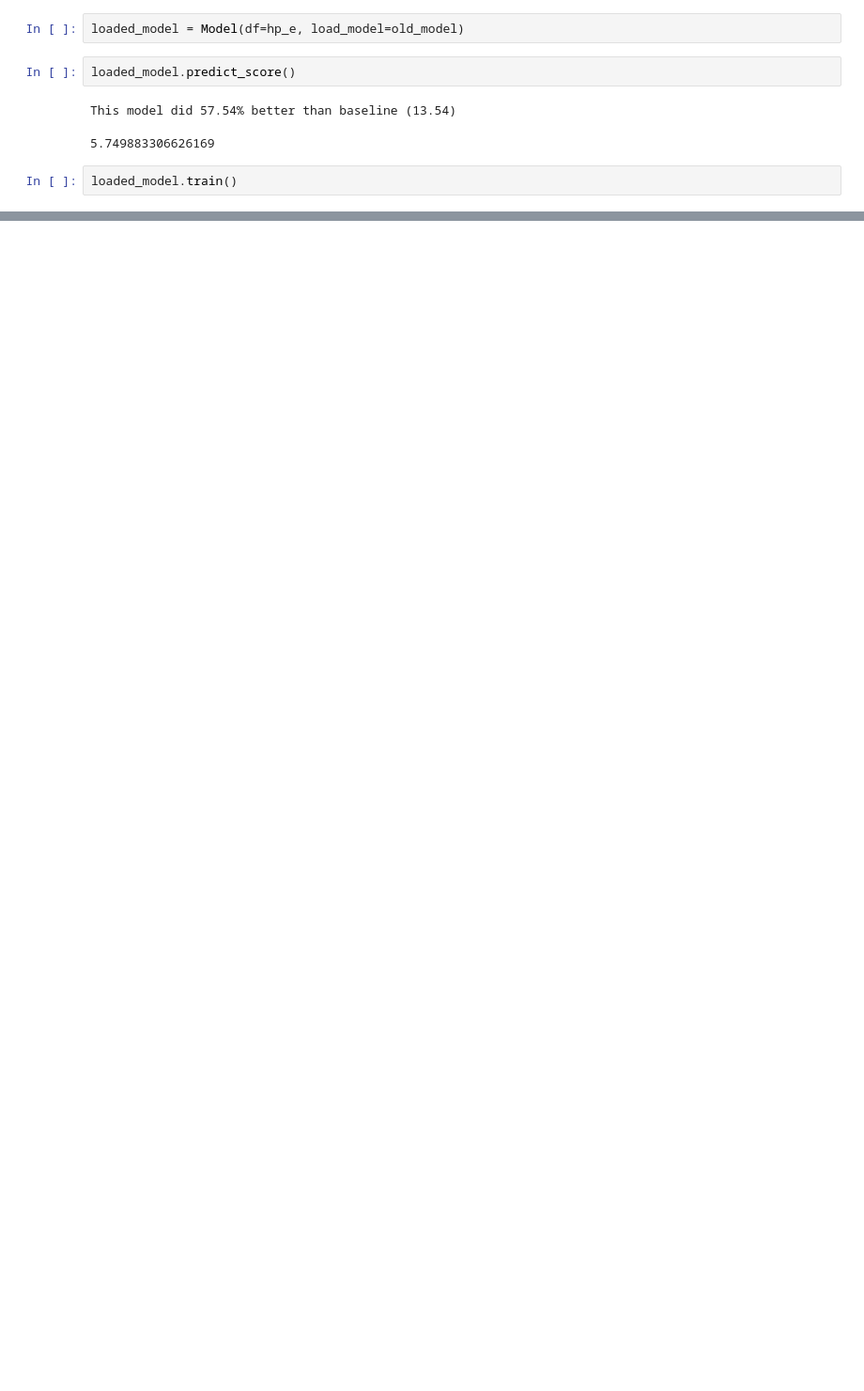
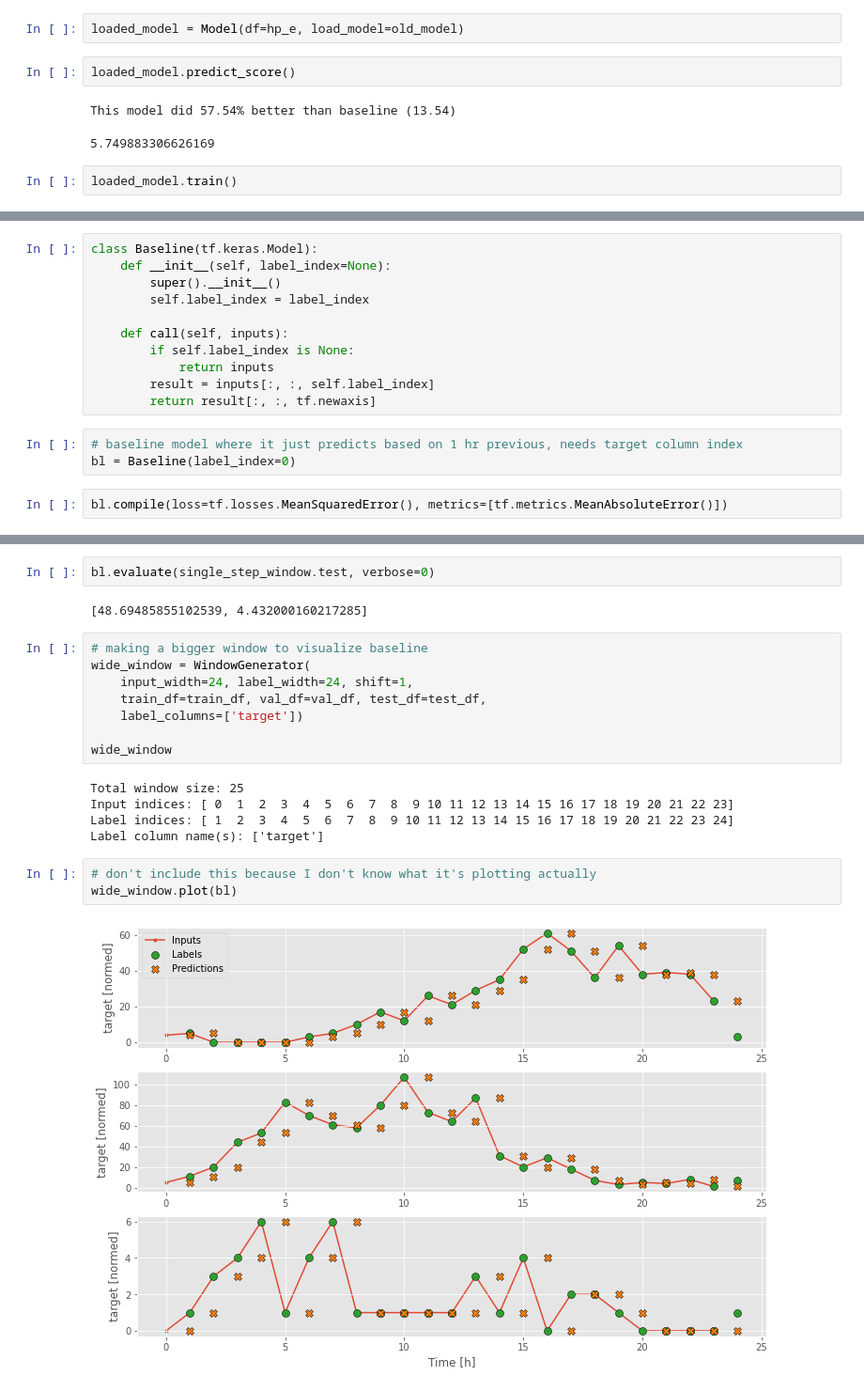
Before and after one commit to nick-kopy/Predicting-Bike-Rental-Station-Traffic, a Jupyter notebook: cap3.ipynb, the cells around one changed output, grey strips where cells are left out. Shown at 94% size. Saved outputs shown, nothing was run; the diff lists cells and outputs as text; blank space fills up the shorter version.

Commit message:
basic predict many

```diff
--- a/cap3.ipynb
+++ b/cap3.ipynb
@@ -948,0 +1149,16 @@ The right window includes
+# %%
+class Baseline(tf.keras.Model):
+    def __init__(self, label_index=None):
+        super().__init__()
+        self.label_index = label_index
+
+    def call(self, inputs):
+        if self.label_index is None:
+            return inputs
+        result = inputs[:, :, self.label_index]
+        return result[:, :, tf.newaxis]
+# %%
+# baseline model where it just predicts based on 1 hr previous, needs target column index
+bl = Baseline(label_index=0)
+# %%
+bl.compile(loss=tf.losses.MeanSquaredError(), metrics=[tf.metrics.MeanAbsoluteError()])
@@ -948,0 +1170,22 @@ The right window includes
+# %%
+bl.evaluate(single_step_window.test, verbose=0)
+# %% [output]
+[48.69485855102539, 4.432000160217285]
+# %%
+# making a bigger window to visualize baseline
+wide_window = WindowGenerator(
+    input_width=24, label_width=24, shift=1,
+    train_df=train_df, val_df=val_df, test_df=test_df,
+    label_columns=['target'])
+
+wide_window
+# %% [output]
+Total window size: 25
+Input indices: [ 0  1  2  3  4  5  6  7  8  9 10 11 12 13 14 15 16 17 18 19 20 21 22 23]
+Label indices: [ 1  2  3  4  5  6  7  8  9 10 11 12 13 14 15 16 17 18 19 20 21 22 23 24]
+Label column name(s): ['target']
+# %%
+# don't include this because I don't know what it's plotting actually
+wide_window.plot(bl)
+# %% [output]
+[figure, added]
```
Also changed, not shown: parts of 35 cells of this notebook, 1 other file.
